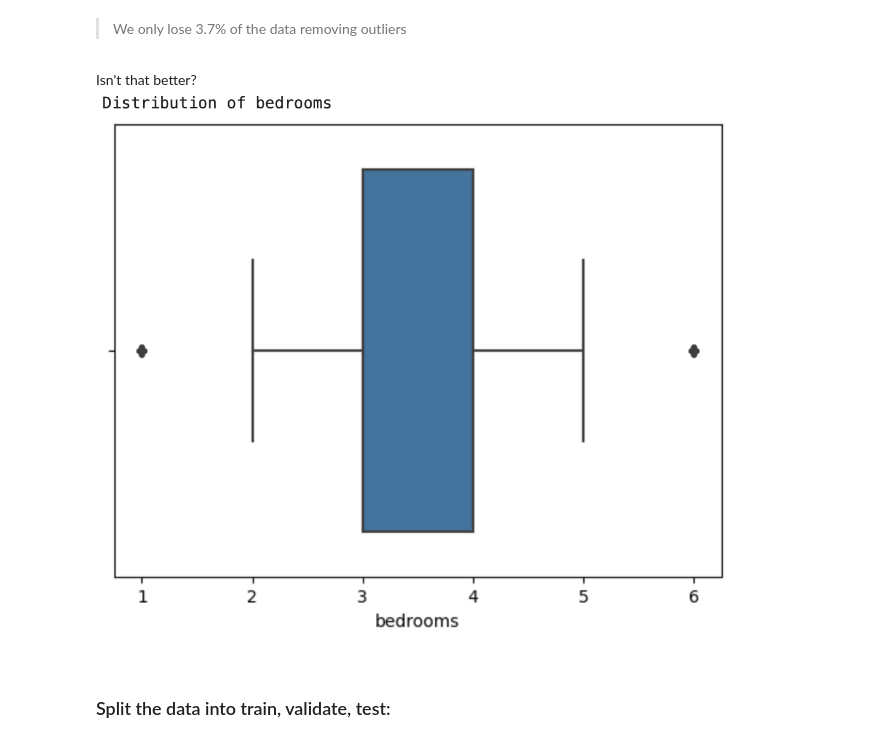
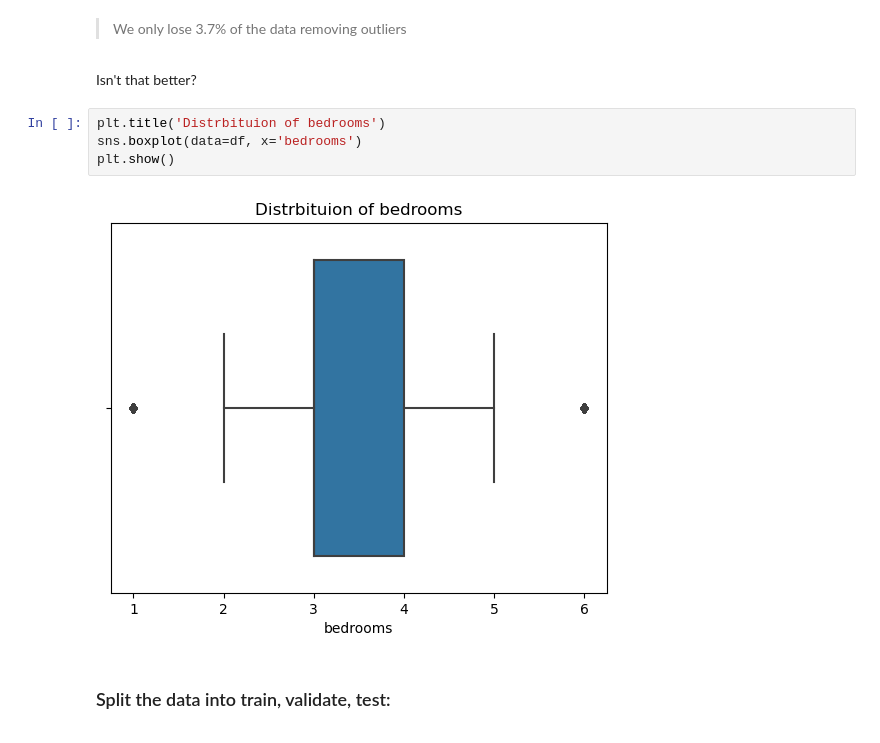
Before and after one commit to NikkideVries/regression-project, a Jupyter notebook: final_notebook.ipynb, the cells around one changed output. Cells and saved outputs as stored; diff of their text form.

```diff
--- a/final_notebook.ipynb
+++ b/final_notebook.ipynb
@@ -217,7 +220,12 @@ df.shape
 > We only lose 3.7% of the data removing outliers
 # %% [markdown]
 Isn't that better? <br>
-![image.png](attachment:78502893-a523-405f-8fe7-fb5e1db074f6.png)
+# %%
+plt.title('Distrbituion of bedrooms')
+sns.boxplot(data=df, x='bedrooms')
+plt.show()
+# %% [output]
+[figure, added]
 # %% [markdown]
 ### Split the data into train, validate, test:
 # %%
```
Also changed, not shown: parts of 8 cells of this notebook.
